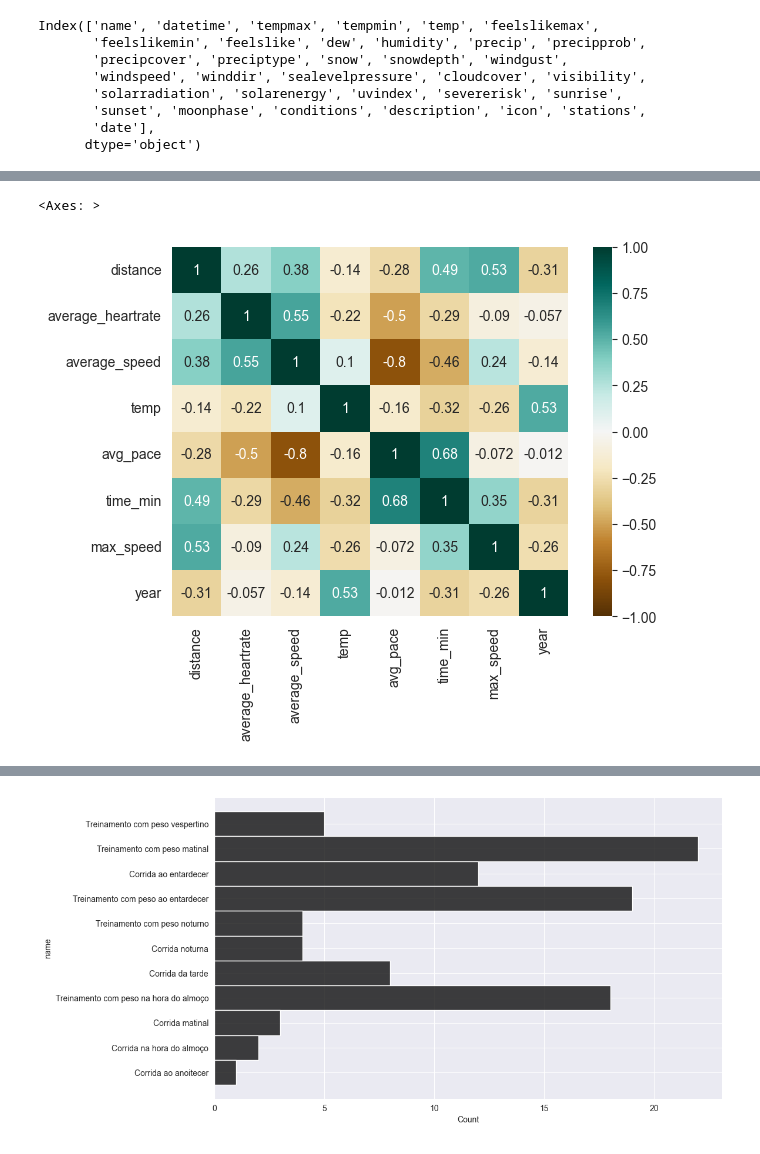
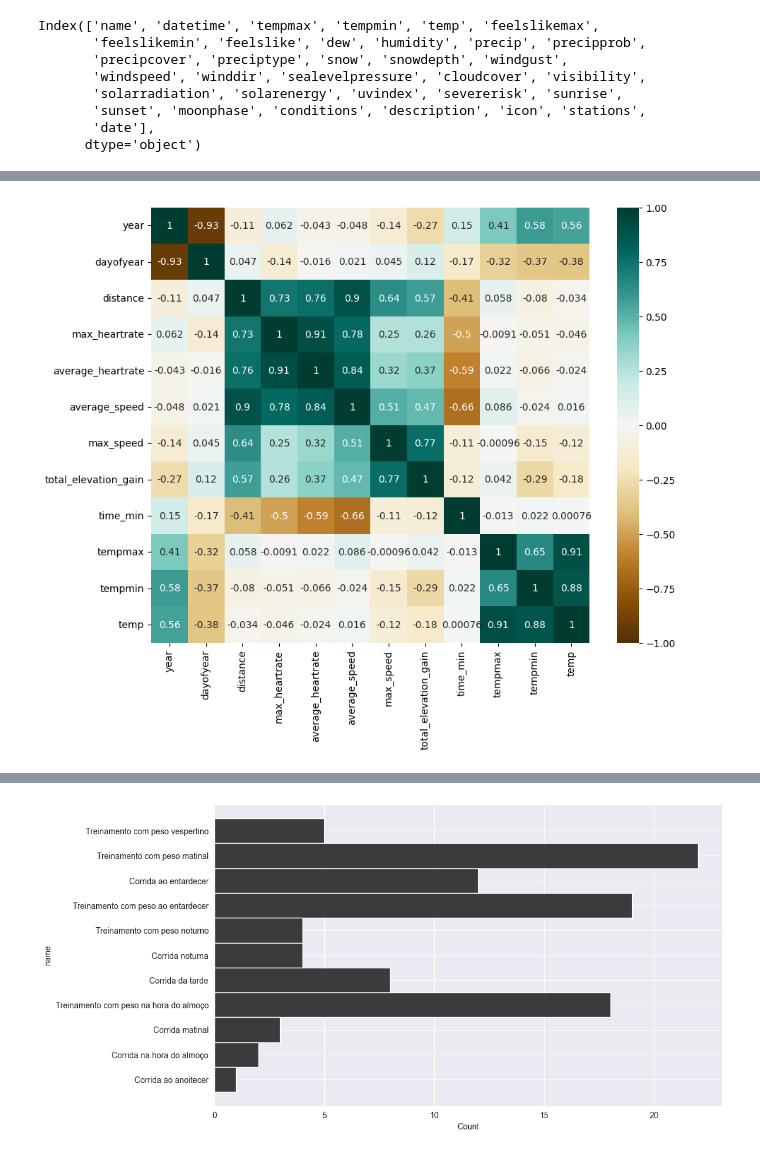
Before and after one commit to mvgentil/strava, a Jupyter notebook: notebooks/eda_api.ipynb, the cells around one changed output, grey strips where cells are left out. Cells and saved outputs as stored; diff of their text form; code cells hidden in the pictures.

```diff
--- a/notebooks/eda_api.ipynb
+++ b/notebooks/eda_api.ipynb
@@ -87,5 +67,5 @@ sample.to_dict()
 # %%
 # selecionando as colunas que eu quero
 cols = ['id', 'name', 'start_date_local', 'type', 'elapsed_time','distance',
-        'max_heartrate', 'average_heartrate','average_speed', 'calories', 'max_speed']
+        'max_heartrate', 'average_heartrate','average_speed', 'calories', 'max_speed', 'total_elevation_gain']
 # %%
@@ -188,4 +174,4 @@ df_strava = df_strava.drop(['start_date_local'], axis=1)
 # %%
 # reordenando as colunas
 df_strava = df_strava.reindex(['date', 'start_time', 'name', 'type','month', 'year', 'dayofyear','weekday','distance',
-                               'max_heartrate', 'average_heartrate', 'average_speed', 'max_speed', 'time_min'], axis=1)
+                               'max_heartrate', 'average_heartrate', 'average_speed', 'max_speed','total_elevation_gain' ,'time_min'], axis=1)
@@ -351,5 +329,5 @@ df_clima_selected = df_clima.drop(['name', 'feelslikemax', 'feelslikemin', 'feel
                                    'moonphase', 'stations', 'datetime'], axis=1)
 # %%
 # verificando o dataframe
-df_clima_selected.head()
+df_clima_selected.set_index('date')
 # %% [output]
@@ -456,6 +432,7 @@ import matplotlib.pyplot as plt
 # %%
-# criando um gráfico de heatmap (correlação) do df de corridas
-sns.heatmap(pp_df_run.corr(), vmin=-1, vmax=1, annot=True, cmap="BrBG")
+# criando um gráfico de heatmap de correlação
+df_heatmap = df_strava_clima.drop(columns=['date', 'start_time', 'name', 'type', 'month', 'weekday', 'conditions', 'icon', 'description'], axis=1)
+fig = sns.heatmap(df_heatmap.corr(), vmin=-1, vmax=1, annot=True, cmap="BrBG")
+fig.figure.set_size_inches(10, 8)
 # %% [output]
-<Axes: >
-[figure, old version]
+[figure, new version]
```
Also changed, not shown: parts of 41 cells of this notebook.
